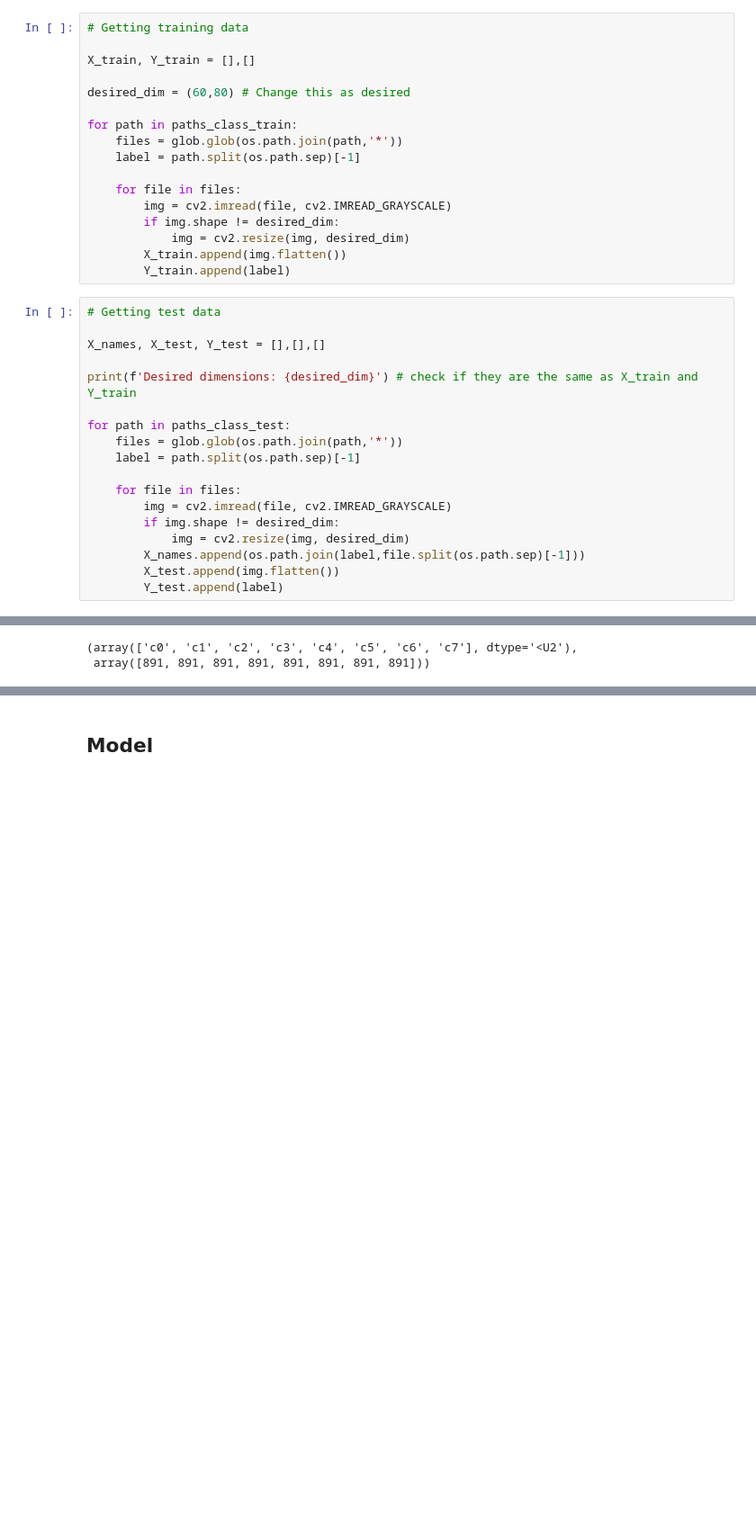
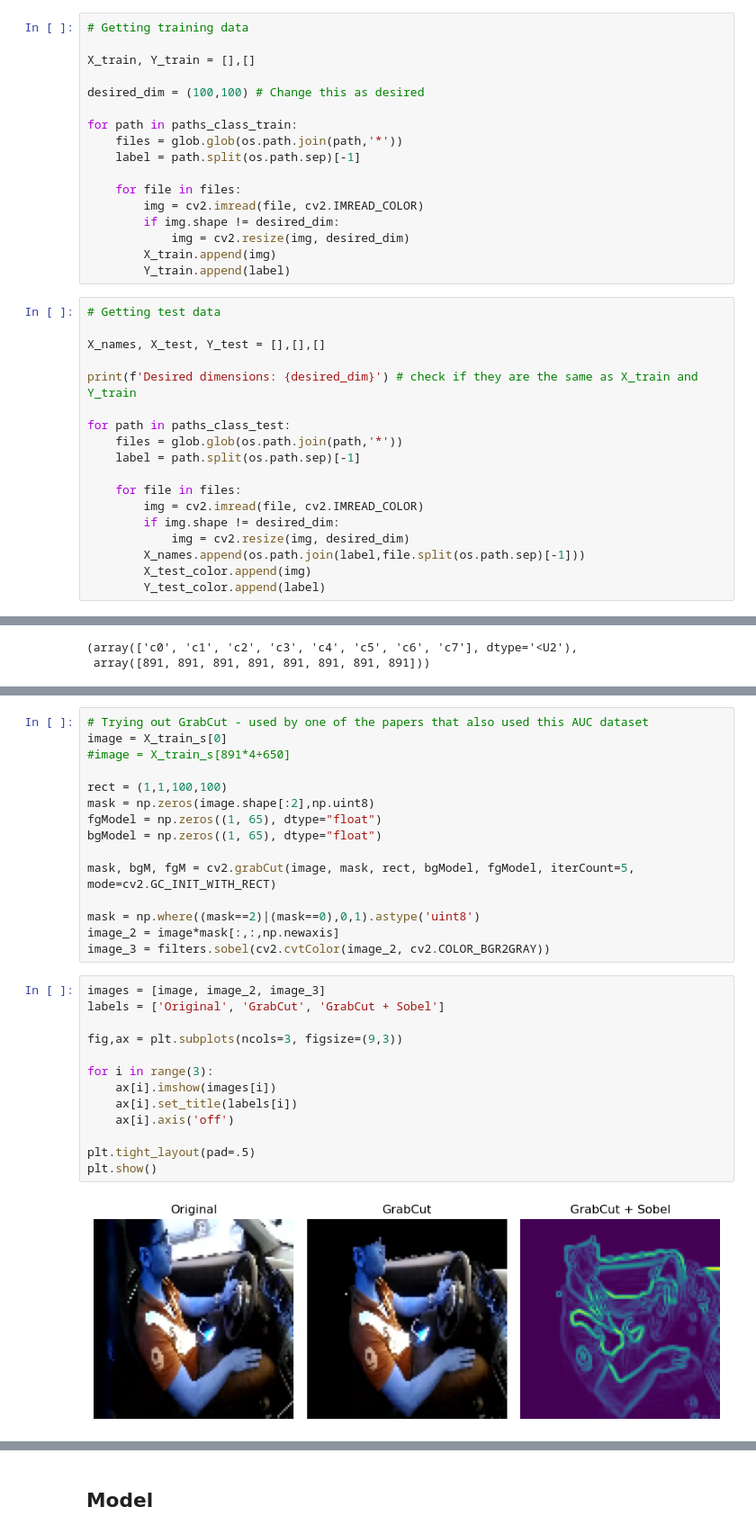
Before and after one commit to wamikamalik/CS3244-Group-8-Project-2, a Jupyter notebook: DT.ipynb, the cells around one changed output, grey strips where cells are left out. Shown at 90% size. Saved outputs shown, nothing was run; the diff lists cells and outputs as text; blank space fills up the shorter version.

```diff
--- a/DT.ipynb
+++ b/DT.ipynb
@@ -49,17 +48,17 @@ possible_shapes
 
 X_train, Y_train = [],[]
 
-desired_dim = (60,80) # Change this as desired
+desired_dim = (100,100) # Change this as desired
 
 for path in paths_class_train:
     files = glob.glob(os.path.join(path,'*'))
     label = path.split(os.path.sep)[-1]
 
     for file in files:
-        img = cv2.imread(file, cv2.IMREAD_GRAYSCALE)
+        img = cv2.imread(file, cv2.IMREAD_COLOR)
         if img.shape != desired_dim:
             img = cv2.resize(img, desired_dim)
-        X_train.append(img.flatten())
+        X_train.append(img)
         Y_train.append(label)
 # %%
 # Getting test data
@@ -73,10 +72,10 @@ for path in paths_class_test:
     label = path.split(os.path.sep)[-1]
 
     for file in files:
-        img = cv2.imread(file, cv2.IMREAD_GRAYSCALE)
+        img = cv2.imread(file, cv2.IMREAD_COLOR)
         if img.shape != desired_dim:
             img = cv2.resize(img, desired_dim)
         X_names.append(os.path.join(label,file.split(os.path.sep)[-1]))
-        X_test.append(img.flatten())
-        Y_test.append(label)
+        X_test_color.append(img)
+        Y_test_color.append(label)
 # %% [output]
@@ -173,0 +166,30 @@ np.unique(Y_train_s, return_counts=True)
+# %%
+# Trying out GrabCut - used by one of the papers that also used this AUC dataset
+image = X_train_s[0]
+#image = X_train_s[891*4+650]
+
+rect = (1,1,100,100)
+mask = np.zeros(image.shape[:2],np.uint8)
+fgModel = np.zeros((1, 65), dtype="float")
+bgModel = np.zeros((1, 65), dtype="float")
+
+mask, bgM, fgM = cv2.grabCut(image, mask, rect, bgModel, fgModel, iterCount=5, mode=cv2.GC_INIT_WITH_RECT)
+
+mask = np.where((mask==2)|(mask==0),0,1).astype('uint8')
+image_2 = image*mask[:,:,np.newaxis]
+image_3 = filters.sobel(cv2.cvtColor(image_2, cv2.COLOR_BGR2GRAY))
+# %%
+images = [image, image_2, image_3]
+labels = ['Original', 'GrabCut', 'GrabCut + Sobel']
+
+fig,ax = plt.subplots(ncols=3, figsize=(9,3))
+
+for i in range(3):
+    ax[i].imshow(images[i])
+    ax[i].set_title(labels[i])
+    ax[i].axis('off')
+
+plt.tight_layout(pad=.5)
+plt.show()
+# %% [output]
+[figure, added]
```
Also changed, not shown: parts of 47 cells of this notebook.
